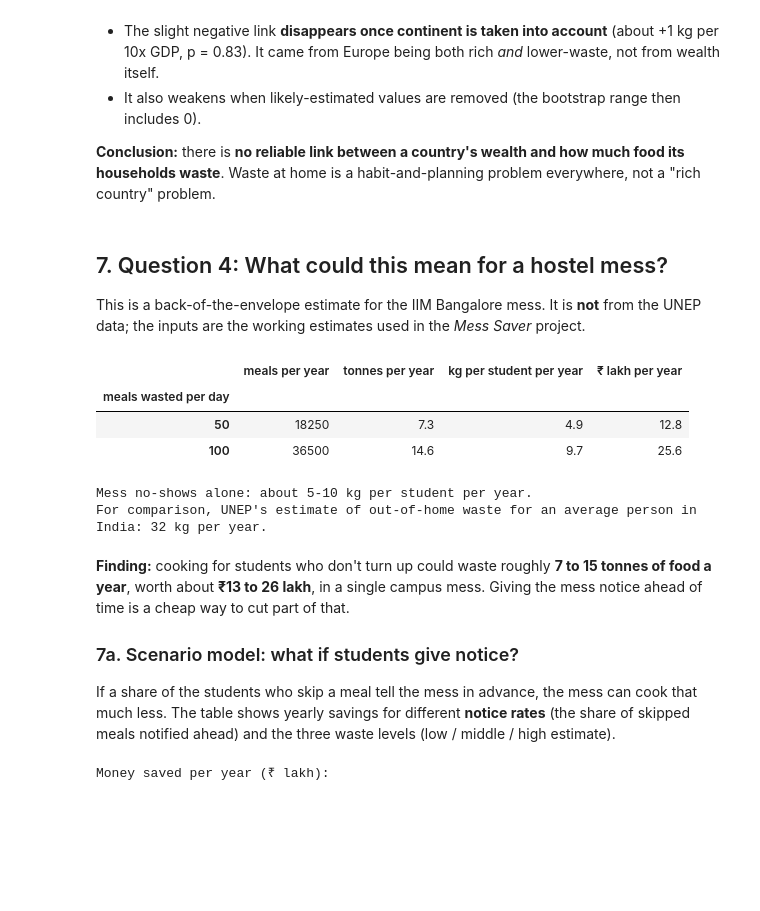
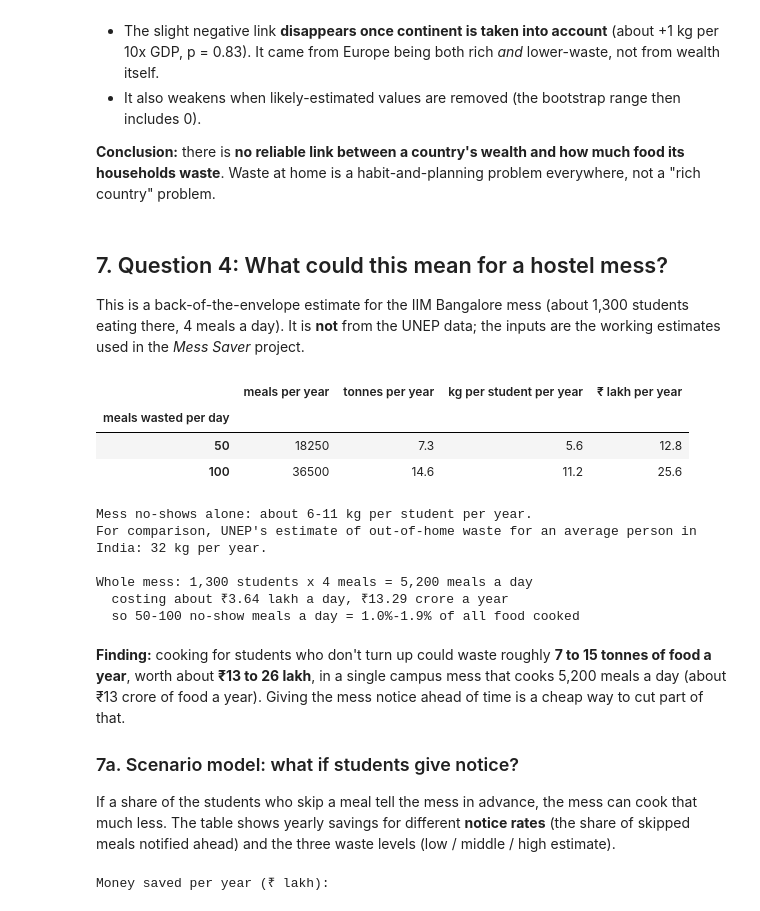
Before and after one commit to Jontyloh/food-waste-analysis, a Jupyter notebook: food_waste_analysis.ipynb, the cells around one changed output. Cells and saved outputs as stored; diff of their text form; code cells hidden in the pictures; blank space fills up the shorter version.

Commit message:
Use 1,300 mess students (4 meals a day) in notebook and README, matching the dashboard
Co-Authored-By: Claude Opus 5.5 <noreply@anthropic.com>

```diff
--- a/food_waste_analysis.ipynb
+++ b/food_waste_analysis.ipynb
@@ -381,42 +381,57 @@ waste**. Waste at home is a habit-and-planning problem everywhere, not a "rich c
 # %% [markdown]
 ## 7. Question 4: What could this mean for a hostel mess?
 
-This is a back-of-the-envelope estimate for the IIM Bangalore mess. It is **not** from the UNEP data;
+This is a back-of-the-envelope estimate for the IIM Bangalore mess (about 1,300 students eating there,
+4 meals a day). It is **not** from the UNEP data;
 the inputs are the working estimates used in the *Mess Saver* project.
 # %%
-STUDENTS = 1_500
+STUDENTS = 1_300                    # students eating in the mess
+MEALS_PER_STUDENT = 4               # breakfast, lunch, snacks, dinner
 MEALS_WASTED_PER_DAY = (50, 100)    # meals cooked for students who did not turn up (low, high)
 KG_PER_MEAL = 0.4
 RUPEES_PER_MEAL = 70
 
 rows = []
 for meals in MEALS_WASTED_PER_DAY:
     per_year = meals * 365
     rows.append({
         "meals wasted per day": meals,
         "meals per year": per_year,
         "tonnes per year": per_year * KG_PER_MEAL / 1000,
         "kg per student per year": per_year * KG_PER_MEAL / STUDENTS,
         "₹ lakh per year": per_year * RUPEES_PER_MEAL / 100_000,
     })
 mess = pd.DataFrame(rows).set_index("meals wasted per day")
 mess.round(1)
 # %% [output]
 |  | meals per year | tonnes per year | kg per student per year | ₹ lakh per year |
 | meals wasted per day |  |  |  |  |
-| 50 | 18250 | 7.3 | 4.9 | 12.8 |
-| 100 | 36500 | 14.6 | 9.7 | 25.6 |
+| 50 | 18250 | 7.3 | 5.6 | 12.8 |
+| 100 | 36500 | 14.6 | 11.2 | 25.6 |
 # %%
 low, high = mess["kg per student per year"]
 india_out = countries.loc[countries["Entity"] == "India", "Out-of-home consumption"].iloc[0]
 print(f"Mess no-shows alone: about {low:.0f}-{high:.0f} kg per student per year.")
 print(f"For comparison, UNEP's estimate of out-of-home waste for an average person in India: {india_out:.0f} kg per year.")
+
+# For scale: everything the mess cooks
+cooked_per_day = STUDENTS * MEALS_PER_STUDENT
+cost_per_year = cooked_per_day * RUPEES_PER_MEAL * 365
+print()
+print(f"Whole mess: {STUDENTS:,} students x {MEALS_PER_STUDENT} meals = {cooked_per_day:,} meals a day")
+print(f"  costing about ₹{cooked_per_day * RUPEES_PER_MEAL / 100_000:.2f} lakh a day, ₹{cost_per_year / 1e7:.2f} crore a year")
+print(f"  so 50-100 no-show meals a day = {50 / cooked_per_day:.1%}-{100 / cooked_per_day:.1%} of all food cooked")
 # %% [output]
-Mess no-shows alone: about 5-10 kg per student per year.
+Mess no-shows alone: about 6-11 kg per student per year.
 For comparison, UNEP's estimate of out-of-home waste for an average person in India: 32 kg per year.
+
+Whole mess: 1,300 students x 4 meals = 5,200 meals a day
+  costing about ₹3.64 lakh a day, ₹13.29 crore a year
+  so 50-100 no-show meals a day = 1.0%-1.9% of all food cooked
 # %% [markdown]
 **Finding:** cooking for students who don't turn up could waste roughly **7 to 15 tonnes of food a
-year**, worth about **₹13 to 26 lakh**, in a single campus mess. Giving the mess notice
+year**, worth about **₹13 to 26 lakh**, in a single campus mess that cooks 5,200 meals a day
+(about ₹13 crore of food a year). Giving the mess notice
 ahead of time is a cheap way to cut part of that.
 
 ### 7a. Scenario model: what if students give notice?
```
Also changed, not shown: 1 other file.
